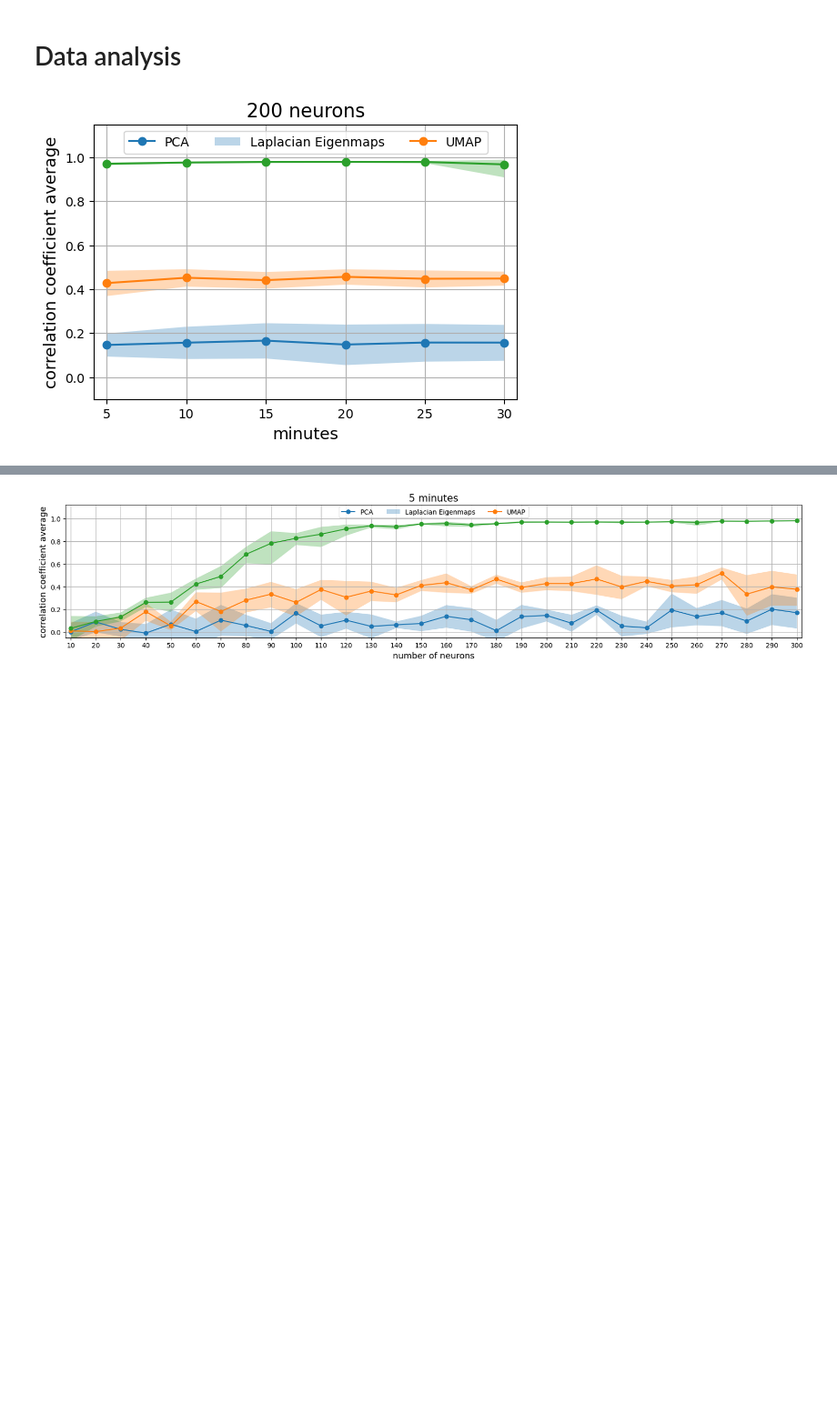
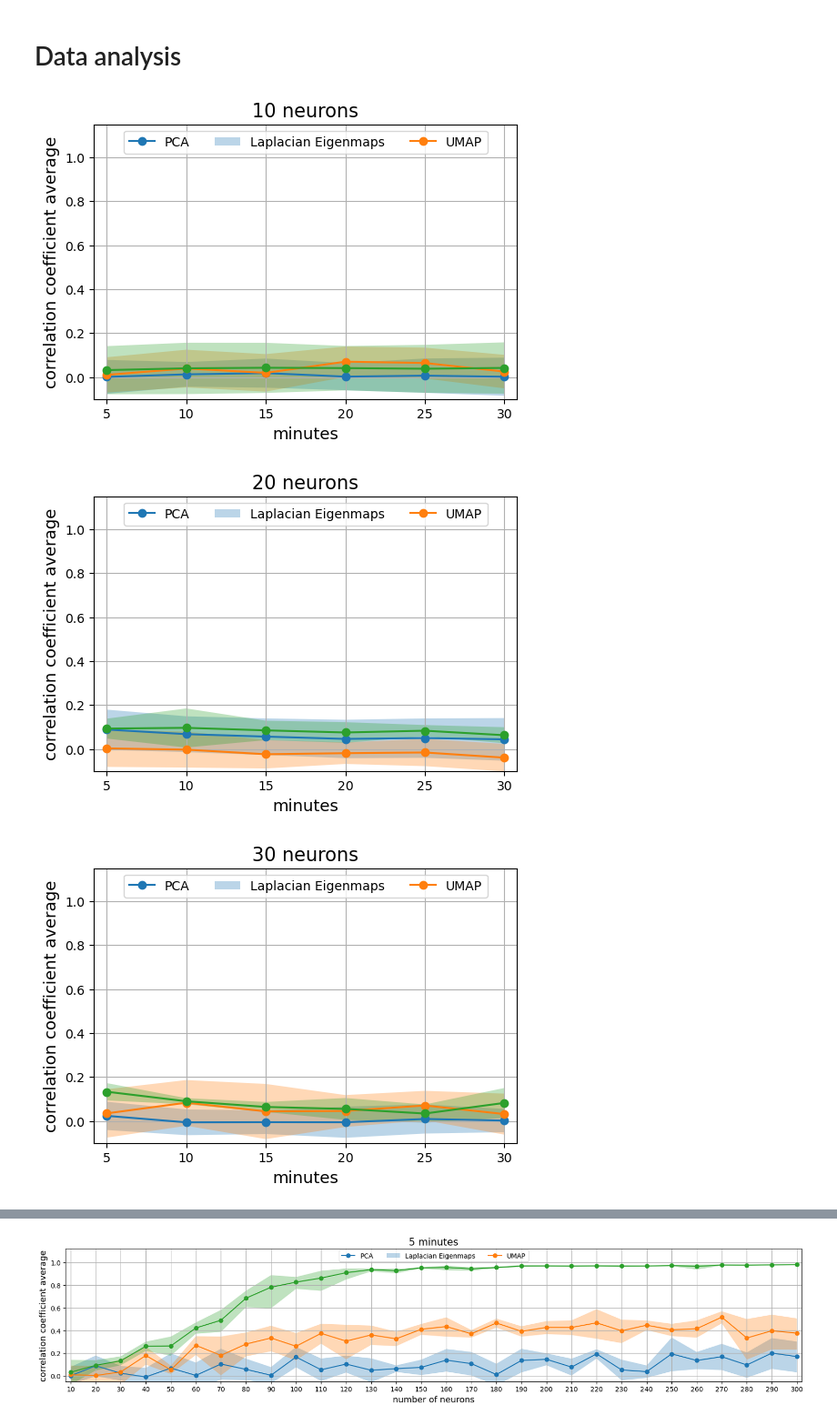
Before and after one commit to jambormike/neurons_dimensionality_reduction, a Jupyter notebook: simulation_and_reduction_script_notebook/data/data_analysis.ipynb, the cells around one changed output, grey strips where cells are left out. Shown at 91% size. Cells and saved outputs as stored; diff of their text form; code cells hidden in the pictures; blank space fills up the shorter version.

```diff
--- a/simulation_and_reduction_script_notebook/data/data_analysis.ipynb
+++ b/simulation_and_reduction_script_notebook/data/data_analysis.ipynb
@@ -347,7 +360,9 @@ master_data_set = pickle.load(open("master_data_list.pickle", "rb"))
 master_cells_set = pickle.load(open("master_cell_list.pickle", "rb"))
 master_activity_plot_list = pickle.load(open("master_activity_plot_list.pickle", "rb"))
 # %%
-for i in range(19,20):
+for i in range(0,5):
     plot_corr_over_time(master_data_set[i], (i+1)*10)
 # %% [output]
-[figure, old version]
+[figure, new version]
+[figure, added]
+[figure, added]
```
Also changed, not shown: parts of 7 cells of this notebook.
